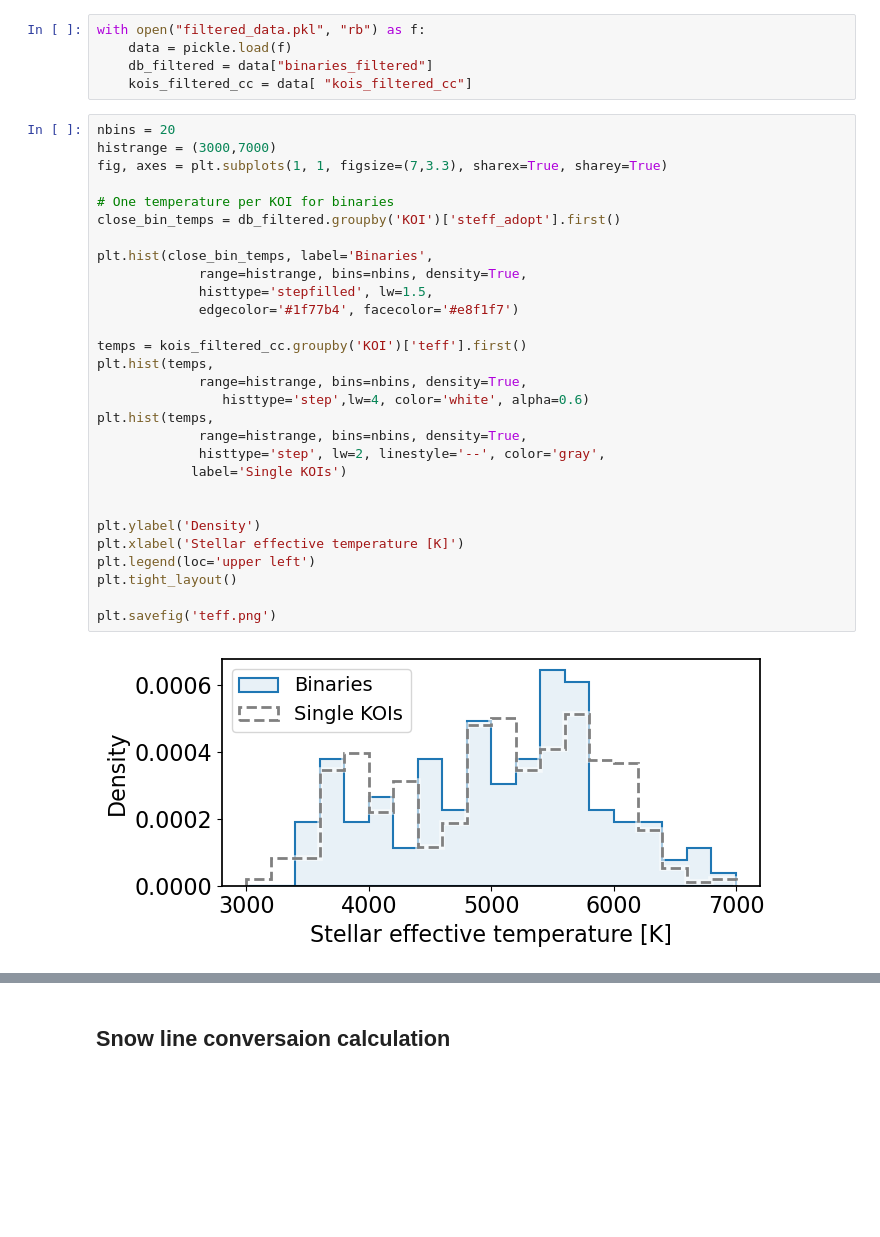
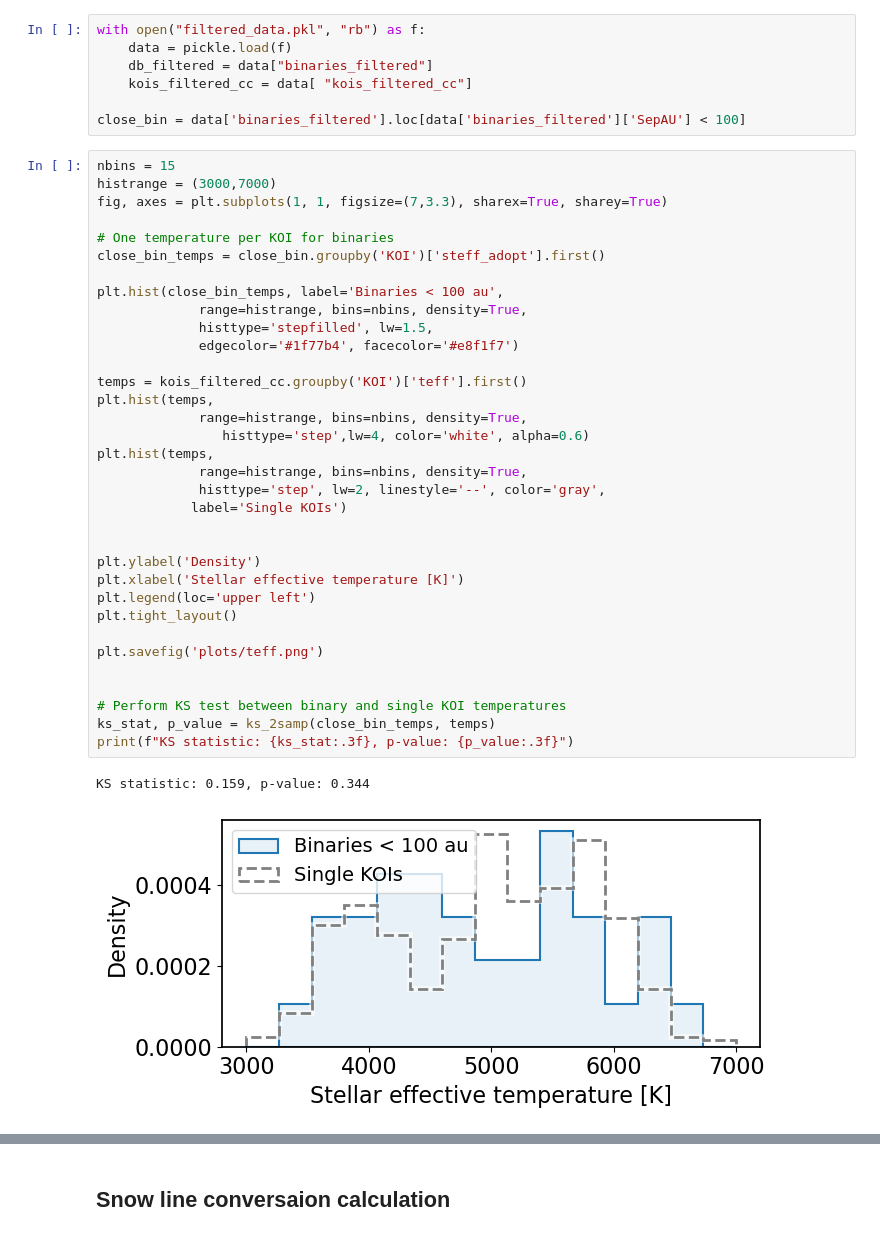
Before and after one commit to ernewton/importance_of_binarity, a Jupyter notebook: 2.5 Suppression laws and overview plots.ipynb, the cells around one changed output, grey strips where cells are left out. Cells and saved outputs as stored; diff of their text form; blank space fills up the shorter version.

```diff
--- a/2.5 Suppression laws and overview plots.ipynb
+++ b/2.5 Suppression laws and overview plots.ipynb
@@ -30,34 +32,42 @@ with open("filtered_data.pkl", "rb") as f:
     data = pickle.load(f)
     db_filtered = data["binaries_filtered"]
     kois_filtered_cc = data[ "kois_filtered_cc"]
+
+close_bin = data['binaries_filtered'].loc[data['binaries_filtered']['SepAU'] < 100]
 # %%
-nbins = 20
+nbins = 15
 histrange = (3000,7000)
 fig, axes = plt.subplots(1, 1, figsize=(7,3.3), sharex=True, sharey=True)
 
 # One temperature per KOI for binaries
-close_bin_temps = db_filtered.groupby('KOI')['steff_adopt'].first()
+close_bin_temps = close_bin.groupby('KOI')['steff_adopt'].first()
 
-plt.hist(close_bin_temps, label='Binaries',
+plt.hist(close_bin_temps, label='Binaries < 100 au',
              range=histrange, bins=nbins, density=True,
              histtype='stepfilled', lw=1.5,
              edgecolor='#1f77b4', facecolor='#e8f1f7')
 
 temps = kois_filtered_cc.groupby('KOI')['teff'].first()
 plt.hist(temps,
              range=histrange, bins=nbins, density=True,
                 histtype='step',lw=4, color='white', alpha=0.6)
 plt.hist(temps,
              range=histrange, bins=nbins, density=True,
              histtype='step', lw=2, linestyle='--', color='gray',
             label='Single KOIs')
 
 
 plt.ylabel('Density')
 plt.xlabel('Stellar effective temperature [K]')
 plt.legend(loc='upper left')
 plt.tight_layout()
 
-plt.savefig('teff.png')
+plt.savefig('plots/teff.png')
+
+
+# Perform KS test between binary and single KOI temperatures
+ks_stat, p_value = ks_2samp(close_bin_temps, temps)
+print(f"KS statistic: {ks_stat:.3f}, p-value: {p_value:.3f}")
 # %% [output]
+KS statistic: 0.159, p-value: 0.344
-[figure, old version]
+[figure, new version]
```
Also changed, not shown: parts of 11 cells of this notebook, 7 other files.
